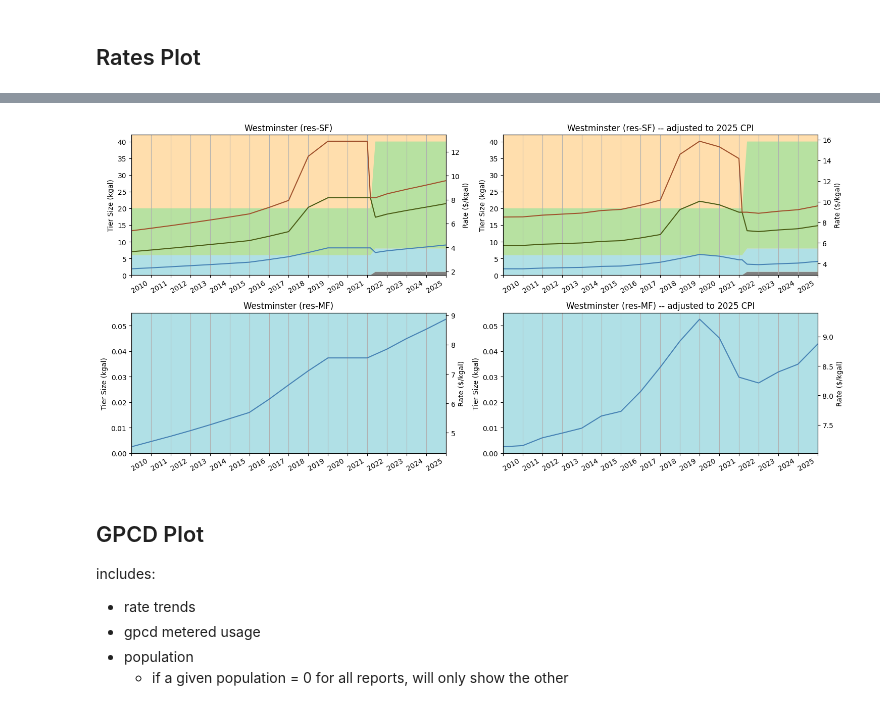
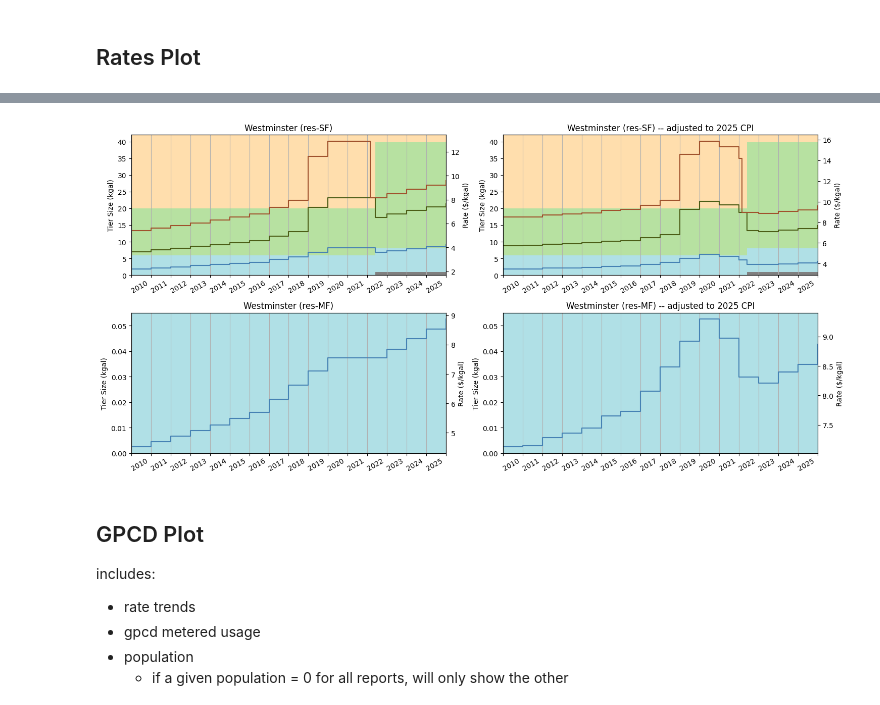
Before and after one commit to jade-fp/hub-gra-cwcb-rates, a Jupyter notebook: analysis_new.ipynb, the cells around one changed output, grey strips where cells are left out. Cells and saved outputs as stored; diff of their text form; code cells hidden in the pictures.

Commit message:
rate graph steps, elas boxplot

```diff
--- a/analysis_new.ipynb
+++ b/analysis_new.ipynb
@@ -1030,7 +1030,7 @@ for i in data_rates.keys():
         # data_rates[i][('Tier Cap Diff','Tier 0')] = data_rates[i]['start']
         data_rates[i].sort_index(axis=1,inplace=True)
 # %%
-def plt_rates(provider,category,adjusted=False,ax=None,**kwargs):
+def plt_rates(provider,category,adjusted=False,ax=None,steps=False,**kwargs):
     '''
     for creating individual historical rate plots
     can be used by itself or as an axis in an existing figure
@@ -1054,9 +1054,10 @@ def plt_rates(provider,category,adjusted=False,ax=None,**kwargs):
         # yellow: area-'lemonchiffon' & lines-'goldenrod'
 
     axTiers.stackplot(data_rates[provider].loc[category].index,
-                    data_rates[provider].loc[category]['Tier Cap Diff'].T,
-                    colors=the_colors['area']
-                    )
+                      data_rates[provider].loc[category]['Tier Cap Diff'].T,
+                      colors=the_colors['area'],
+                      step='post' if steps else None,
+                     )
     axTiers.set_ylim((0,None))
     axTiers.set_ylabel(f'Tier Size ({rates_units})')
 
@@ -1064,7 +1065,9 @@ def plt_rates(provider,category,adjusted=False,ax=None,**kwargs):
 
     for i in list(range(5)):
         axRates.plot(data_rates[provider].loc[category][f'Rate per Unit{rates_type}'].iloc[:,i], # ' (adjusted)'
-                    color=the_colors['lines'][i])
+                     drawstyle='steps-post' if steps else 'default',
+                     color=the_colors['lines'][i]
+                    )
     axRates.set_ylim((None,None))
     axRates.set_ylabel(f'Rate ($/{rates_units})')
 
@@ -1083,6 +1086,7 @@ def plt_rates(provider,category,adjusted=False,ax=None,**kwargs):
     axTiers.set_xlim(data_rates[provider].loc[category].index.min(),data_rates[provider].loc[category].index.max())
     # axTest2.legend()
     axTiers.set_title(f'{providers.reset_index('name')['name'].loc[provider]} ({category})')
+    hlpr_center_xtick_labels(ax=axTiers,rotation=30)
 
     axTiers.grid(True,axis='x')
 # %%
@@ -1091,17 +1095,29 @@ def plt_rates_all_categories(provider, **kwargs):
     combines individual rate plots into 1 graph for all categories of a given provider
     ONLY for individual plot use (not for use in existing figures)
     '''
-    fig_rates, ax_rates = plt.subplots(nrows=data_rates[provider].index.get_level_values(0).unique().to_list().__len__(), ncols=2)
+
+    try:
+        categories = kwargs.pop('category')
+    except:
+        categories = data_rates[provider].index.get_level_values(0).unique().to_list()
+
+    fig_rates, ax_rates = plt.subplots(nrows=categories.__len__(), ncols=2)
     fig_rates.set_figwidth(15) # default: 6.4
     fig_rates.set_figheight(4.8 * fig_rates.get_axes().__len__()/2 * 0.75)
 
+    #  if categories.__len__()>1 else ax_rates[0]
+
     i = 0
-    for category in data_rates[provider].index.get_level_values(0).unique().to_list():
-        plt_rates(provider,category,ax=ax_rates[i,0])
-        plt_rates(provider,category,adjusted=True,ax=ax_rates[i,1])
-        ax_rates[i,1].set_title(f'{ax_rates[i,1].get_title()} -- adjusted to 2025 CPI')
-        for j in [0,1]:
-            hlpr_center_xtick_labels(ax=ax_rates[i,j],rotation=30)
+    for category in categories:
+        if categories.__len__()>1:
+            ax_rates_row = ax_rates[i]
+        else:
+            ax_rates_row = ax_rates
+        plt_rates(provider,category,ax=ax_rates_row[0],**kwargs)
+        plt_rates(provider,category,adjusted=True,ax=ax_rates_row[1],**kwargs)
+        ax_rates_row[1].set_title(f'{ax_rates_row[1].get_title()} -- adjusted to 2025 CPI')
+        # for j in [0,1]:
+        #     hlpr_center_xtick_labels(ax=ax_rates_row[j],rotation=30)
         i += 1
     fig_rates.tight_layout()
 # %% [markdown]
@@ -1279,8 +1301,8 @@ sel_category = 'res-SF'
 # %%
-plt_rates_all_categories(sel_provider)
+plt_rates_all_categories(sel_provider,steps=True)#,category=[sel_category])
 # data_rates[sel_provider].head()
 # %% [output]
-[figure, old version]
+[figure, new version]
 # %% [markdown]
 ## GPCD Plot
 
```
Also changed, not shown: parts of 17 cells of this notebook.
